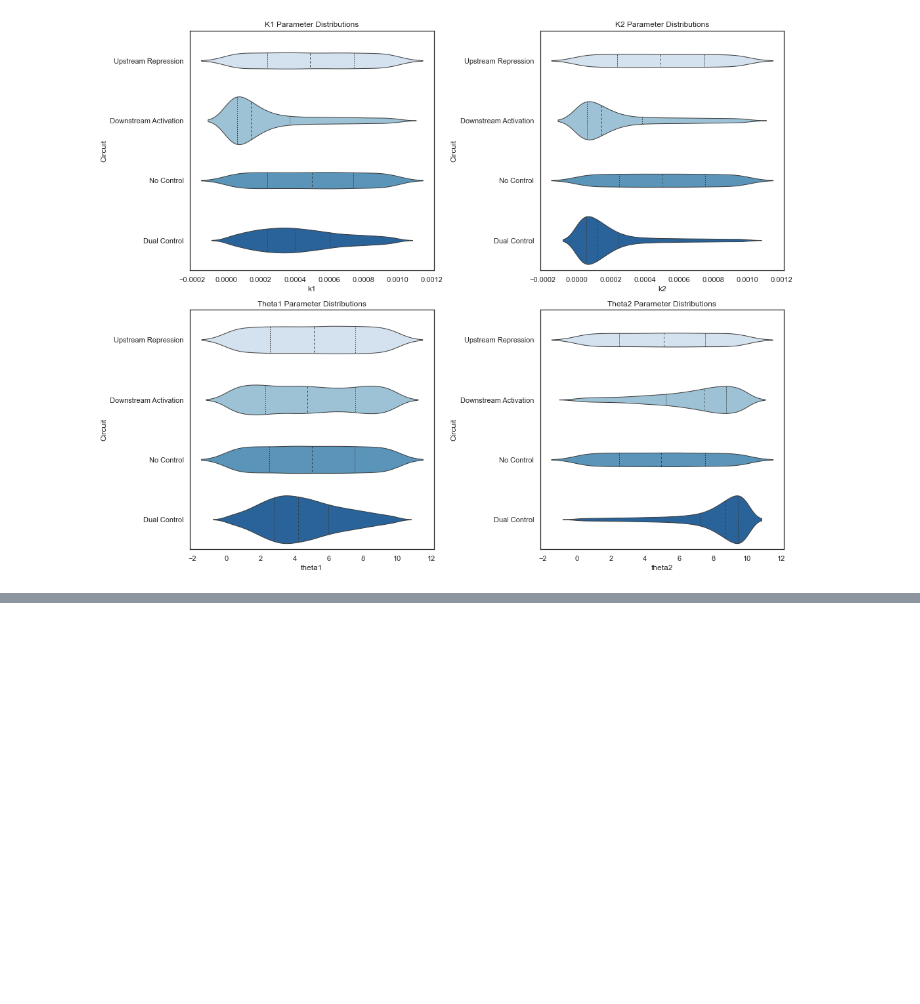
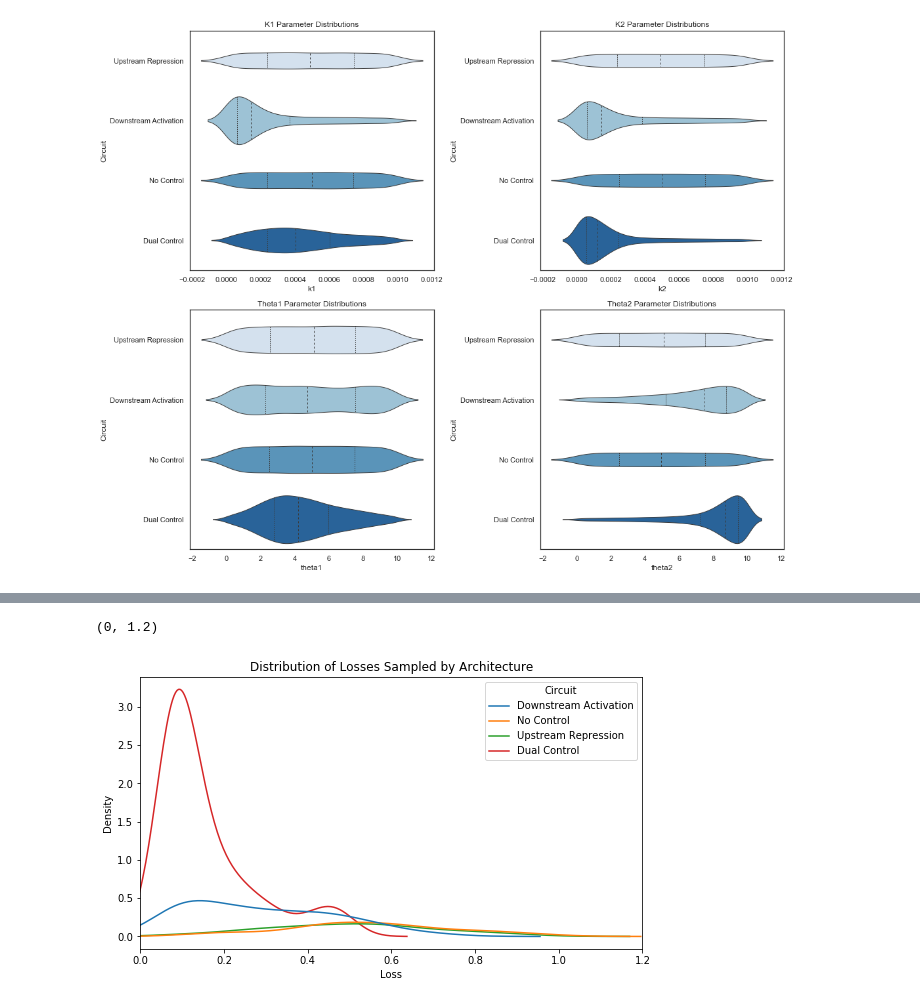
Before and after one commit to cjmerzbacher/msc-thesis, a Jupyter notebook: consolidated_for_paper/toy_model.ipynb, the cells around one changed output, grey strips where cells are left out. Drawn from its saved outputs; the diff is of its cells as text; code cells hidden in the pictures; blank space fills up the shorter version.

```diff
--- a/consolidated_for_paper/toy_model.ipynb
+++ b/consolidated_for_paper/toy_model.ipynb
@@ -300,0 +348,9 @@ fig.tight_layout()
+# %%
+#Distribution of losses sampled from each architecture, 10 replicates
+fig, ax = plt.subplots(1, 1, figsize=(9, 5))
+sns.kdeplot( x='Loss', hue='Circuit', data=best_loss_landscape, ax=ax, bw=0.4)
+ax.set_title('Distribution of Losses Sampled by Architecture')
+ax.set_xlim([0, 1.2])
+# %% [output]
+(0, 1.2)
+[figure, added]
```
Also changed, not shown: parts of 12 cells of this notebook, 9 other files.
